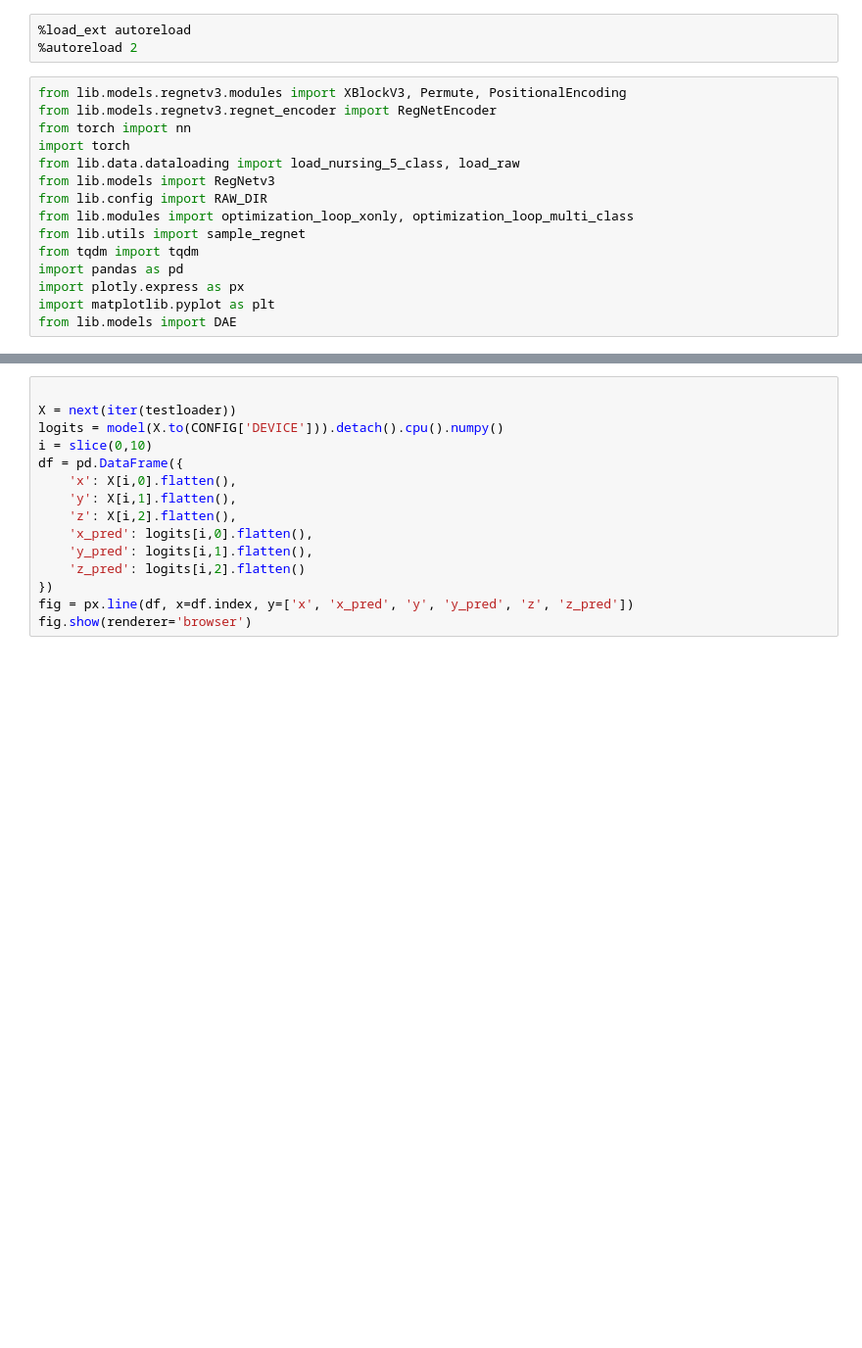
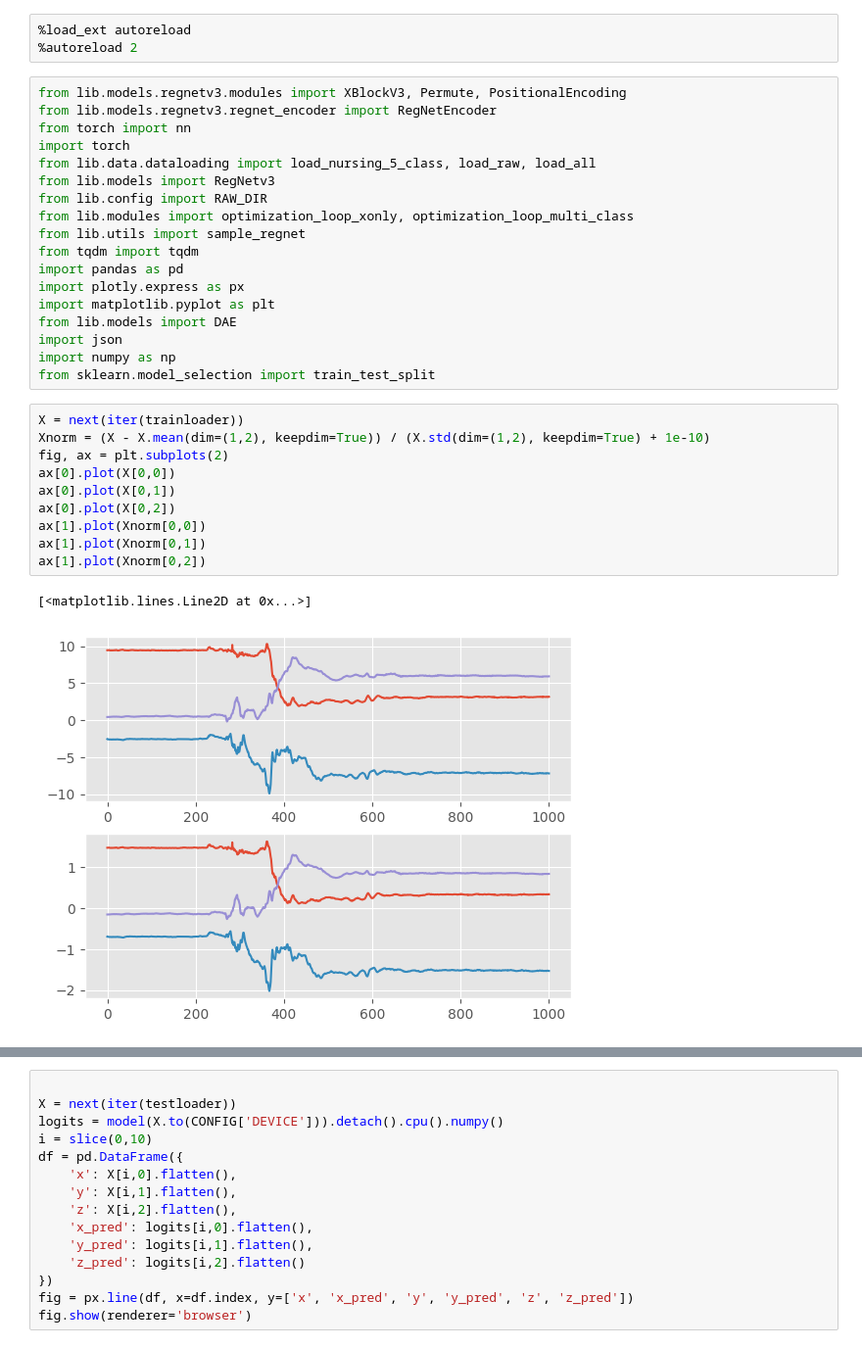
Before and after one commit to Musa-Azeem/eating-detection, a Jupyter notebook: 10_denoise.ipynb, the cells around one changed output, grey strips where cells are left out. Shown at 98% size. Cells and saved outputs as stored; diff of their text form; blank space fills up the shorter version.

```diff
--- a/10_denoise.ipynb
+++ b/10_denoise.ipynb
@@ -6,7 +6,7 @@ from lib.models.regnetv3.modules import XBlockV3, Permute, PositionalEncoding
 from lib.models.regnetv3.regnet_encoder import RegNetEncoder
 from torch import nn
 import torch
-from lib.data.dataloading import load_nursing_5_class, load_raw
+from lib.data.dataloading import load_nursing_5_class, load_raw, load_all
 from lib.models import RegNetv3
 from lib.config import RAW_DIR
 from lib.modules import optimization_loop_xonly, optimization_loop_multi_class
@@ -16,5 +16,21 @@ import pandas as pd
 import plotly.express as px
 import matplotlib.pyplot as plt
 from lib.models import DAE
+import json
+import numpy as np
+from sklearn.model_selection import train_test_split
+# %%
+X = next(iter(trainloader))
+Xnorm = (X - X.mean(dim=(1,2), keepdim=True)) / (X.std(dim=(1,2), keepdim=True) + 1e-10)
+fig, ax = plt.subplots(2)
+ax[0].plot(X[0,0])
+ax[0].plot(X[0,1])
+ax[0].plot(X[0,2])
+ax[1].plot(Xnorm[0,0])
+ax[1].plot(Xnorm[0,1])
+ax[1].plot(Xnorm[0,2])
+# %% [output]
+[<matplotlib.lines.Line2D at 0x...>]
+[figure, added]
 # %%
 CONFIG = {
```
Also changed, not shown: parts of 5 cells of this notebook, 7 other files.
